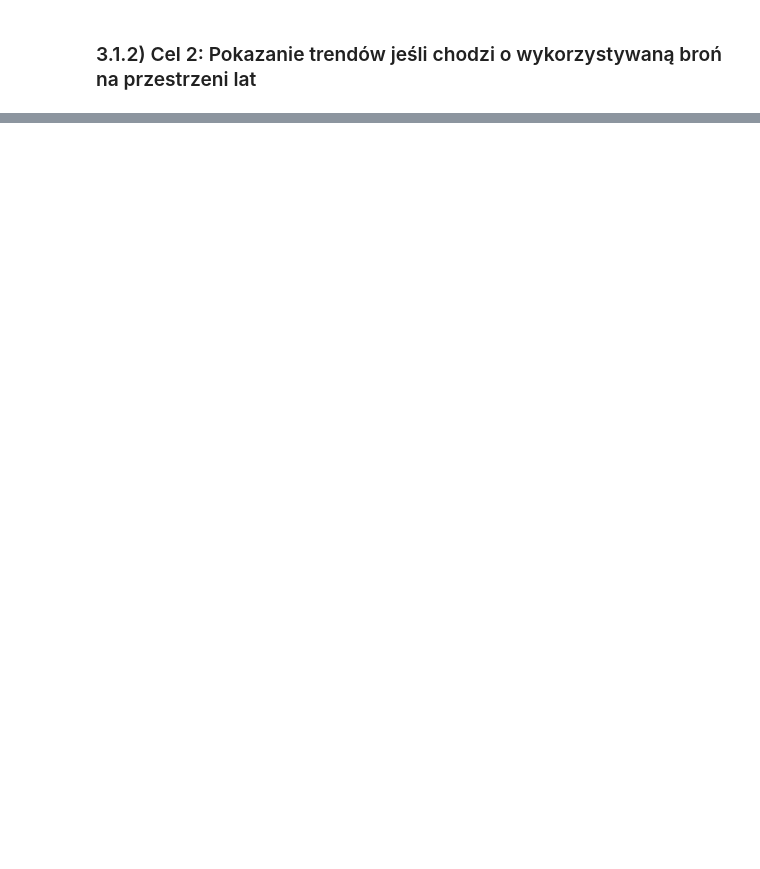
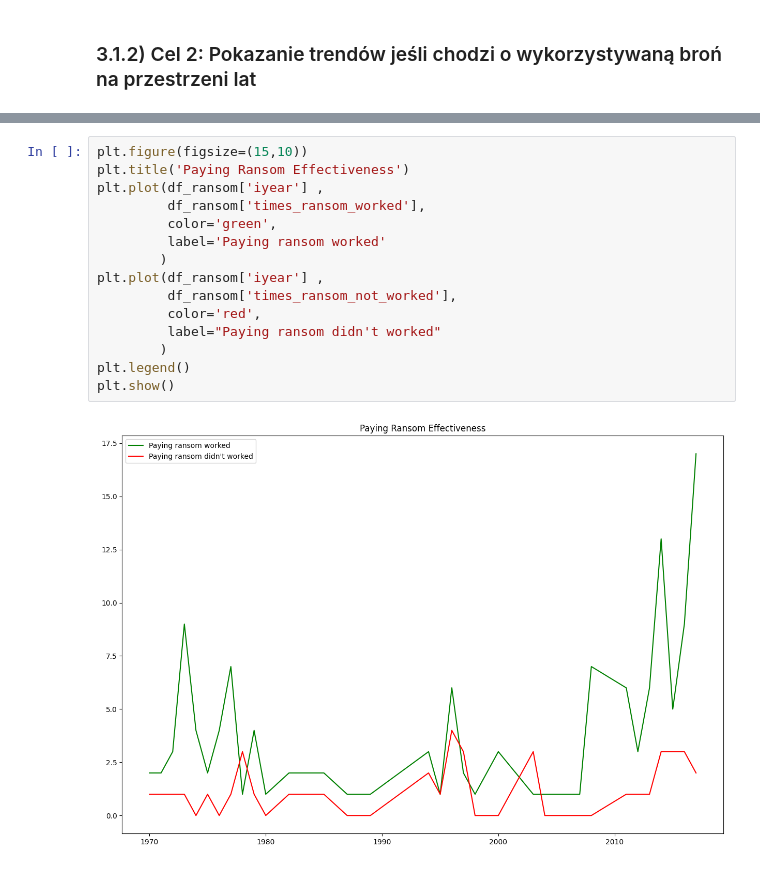
Before and after one commit to MarekWegierek/GTD-Analysis, a Jupyter notebook: GTD Analysis.ipynb, the cells around one changed output, grey strips where cells are left out. Drawn from its saved outputs; the diff is of its cells as text; blank space fills up the shorter version.

```diff
--- a/GTD Analysis.ipynb
+++ b/GTD Analysis.ipynb
@@ -825,0 +904,17 @@ df_weapons_list
+# %%
+plt.figure(figsize=(15,10))
+plt.title('Paying Ransom Effectiveness')
+plt.plot(df_ransom['iyear'] ,
+         df_ransom['times_ransom_worked'],
+         color='green',
+         label='Paying ransom worked'
+        )
+plt.plot(df_ransom['iyear'] ,
+         df_ransom['times_ransom_not_worked'],
+         color='red',
+         label="Paying ransom didn't worked"
+        )
+plt.legend()
+plt.show()
+# %% [output]
+[figure, added]
```
Also changed, not shown: parts of 22 cells of this notebook, 1 other file.
